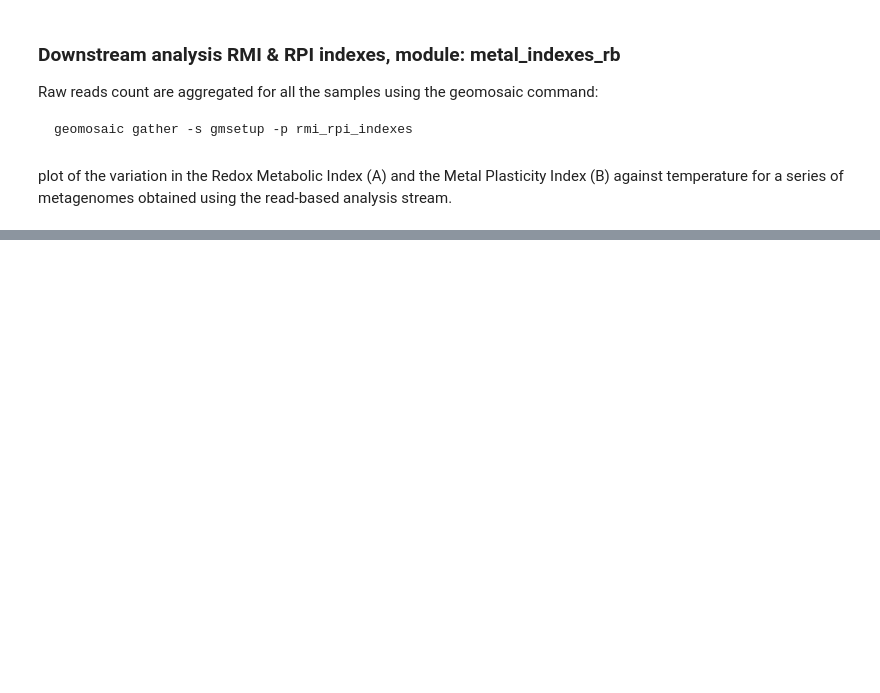
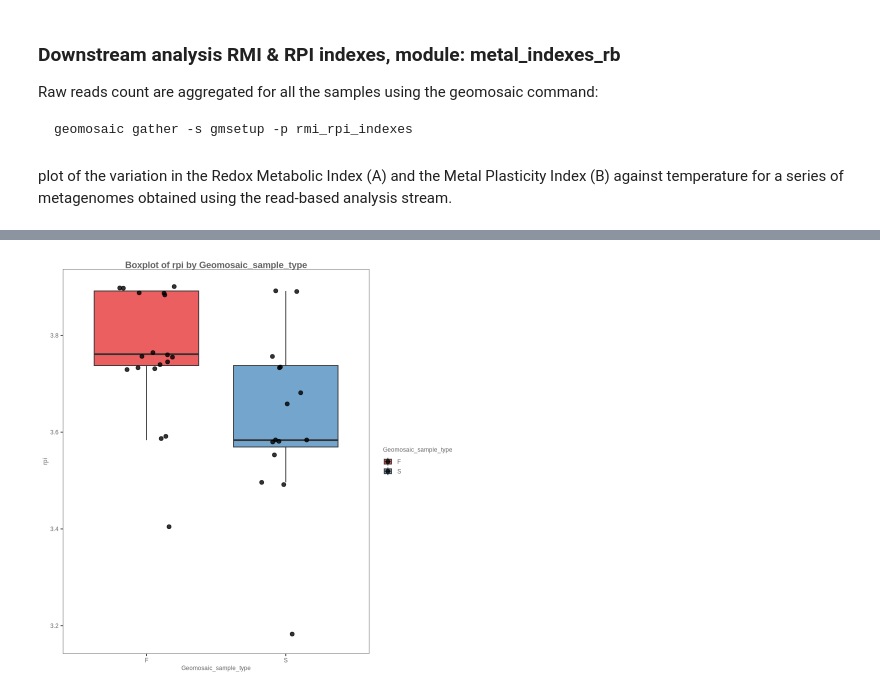
Before and after one commit to EdoT99/geomosaic_cookbook, a Jupyter notebook: notebooks/geomosaic_rmi-rpi-indexes.ipynb, the cells around one changed output, grey strips where cells are left out. Drawn from its saved outputs; the diff is of its cells as text; code cells hidden in the pictures; blank space fills up the shorter version.

```diff
--- a/notebooks/geomosaic_rmi-rpi-indexes.ipynb
+++ b/notebooks/geomosaic_rmi-rpi-indexes.ipynb
@@ -172,0 +189,4 @@ plot_boxplot(combined_df, "Geomosaic_sample_type", "rpi", "Geomosaic_sample_type
+# %%
+plot_boxplot(combined_df, "Geomosaic_sample_type", "rpi", "Geomosaic_sample_type")
+# %% [output]
+[figure, added]
```
Also changed, not shown: parts of 14 cells of this notebook.
